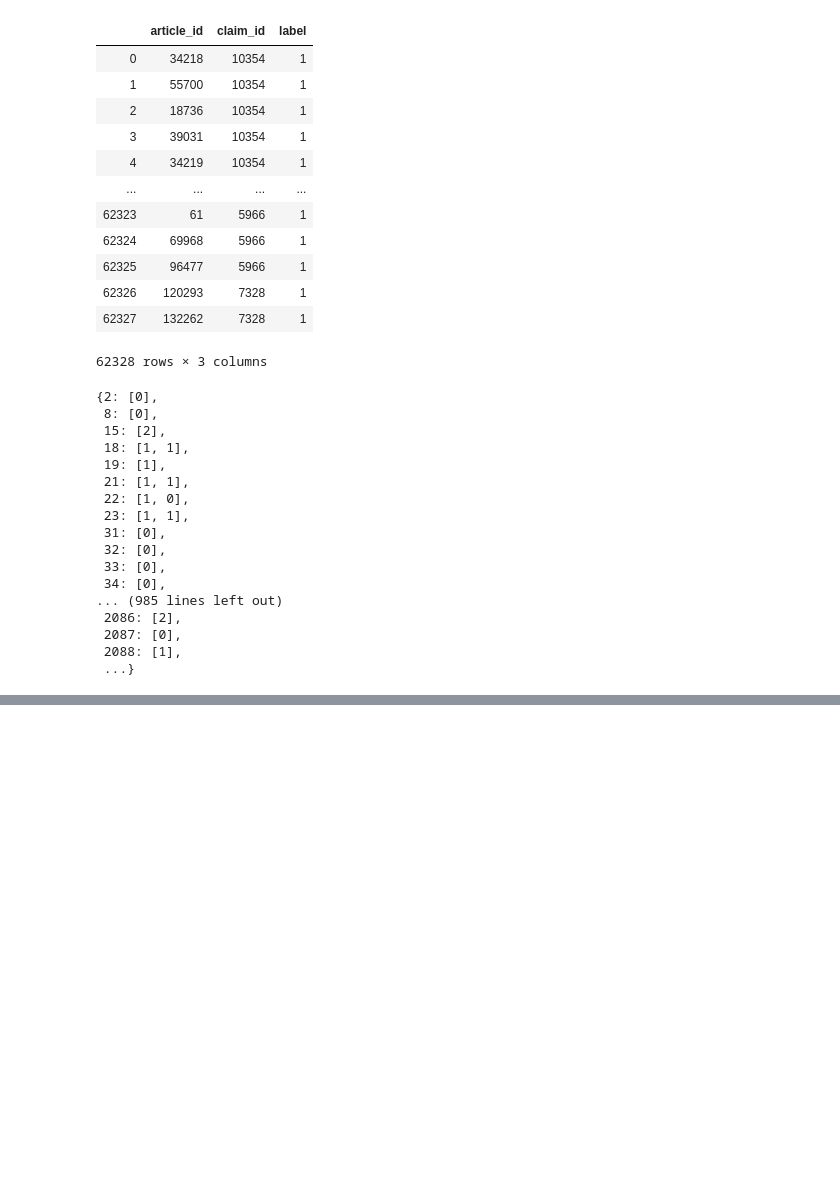
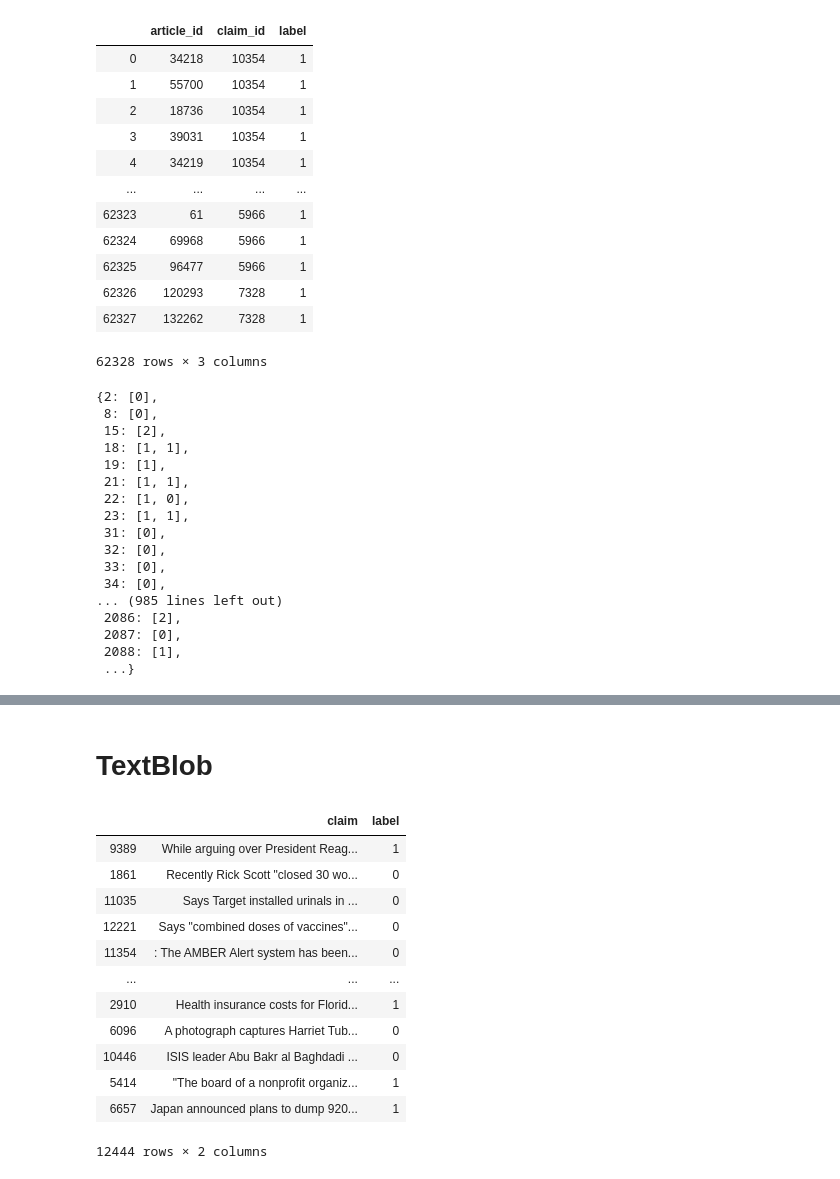
Before and after one commit to atol/fake-news-ai, a Jupyter notebook: notebooks/classifiers.ipynb, the cells around one changed output, grey strips where cells are left out. Drawn from its saved outputs; the diff is of its cells as text; code cells hidden in the pictures; blank space fills up the shorter version.

```diff
--- a/notebooks/classifiers.ipynb
+++ b/notebooks/classifiers.ipynb
@@ -69,0 +10,2 @@ with open("../output/test_sol.txt", 'w') as f:
+# %%
+df = pd.read_pickle('train_set.pkl')
@@ -251,0 +236,2 @@ pickle.dump( article_id_single_label, open( "../input/train_article_ids.p", "wb"
+# %% [markdown]
+# TextBlob
@@ -251,0 +240,17 @@ pickle.dump( article_id_single_label, open( "../input/train_article_ids.p", "wb"
+# %%
+claims = pd.DataFrame(df, columns=['claim', 'label'])
+claims
+# %% [output]
+|  | claim | label |
+| 9389 | While arguing over President Reag... | 1 |
+| 1861 | Recently Rick Scott "closed 30 wo... | 0 |
+| 11035 | Says Target installed urinals in ... | 0 |
+| 12221 | Says "combined doses of vaccines"... | 0 |
+| 11354 | : The AMBER Alert system has been... | 0 |
+| ... | ... | ... |
+| 2910 | Health insurance costs for Florid... | 1 |
+| 6096 | A photograph captures Harriet Tub... | 0 |
+| 10446 | ISIS leader Abu Bakr al Baghdadi ... | 0 |
+| 5414 | "The board of a nonprofit organiz... | 1 |
+| 6657 | Japan announced plans to dump 920... | 1 |
+12444 rows × 2 columns
```
Also changed, not shown: parts of 47 cells of this notebook, 3 other files.
